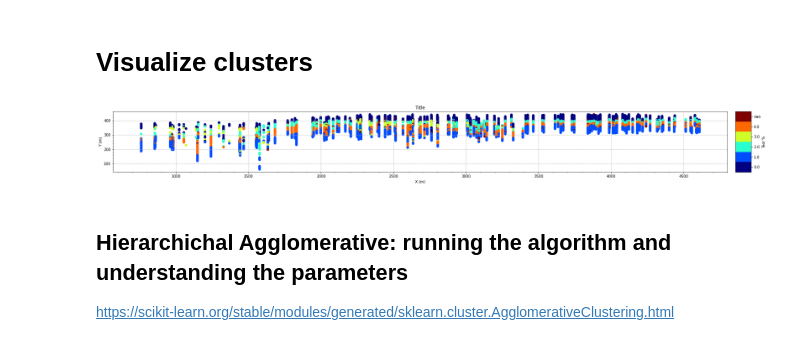
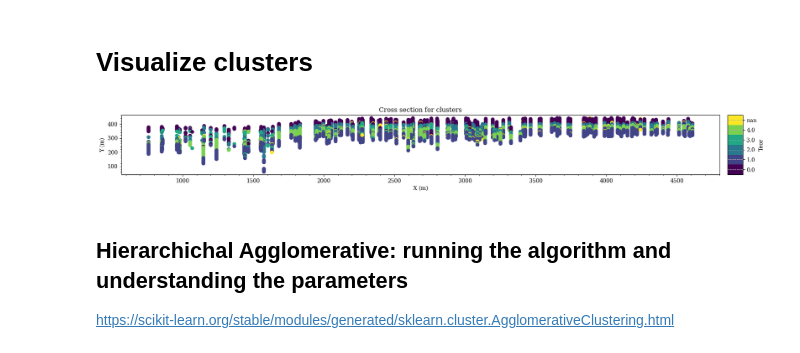
Before and after one commit to gv-americas/ml_course_americas, a Jupyter notebook: P3_Clustering.ipynb, the cells around one changed output. Drawn from its saved outputs; the diff is of its cells as text; code cells hidden in the pictures.

Commit message:
Updated plotting style

```diff
--- a/P3_Clustering.ipynb
+++ b/P3_Clustering.ipynb
@@ -37,8 +44,7 @@ import plotting_gv as gv
 # %% [markdown]
 # Reading data with Pandas
 # %%
-data = pd.read_csv('/content/ml_course_americas/phosphate_assay_sampled_geomet.csv')
-
+data = pd.read_csv('phosphate_assay_sampled_geomet.csv')
 data
 # %% [output]
 |  | Name | X | Y | Z | Depth From | Depth To | Length | AL2O3 | ALT | BAO | CAO | ... |
@@ -177,23 +183,17 @@ https://scikit-learn.org/stable/modules/generated/sklearn.cluster.KMeans.html
 # %%
 from sklearn.cluster import KMeans
 
-kmeans = KMeans(
-    n_clusters= 5,
-    init='k-means++',
-    n_init=300,
-    random_state=1
-)
+kmeans = KMeans(n_clusters=5, init="k-means++", n_init=300, random_state=1)
 
 kmeans.fit(x_std)
-
-
-data.loc[data0.index, 'kmeans_5k'] = kmeans.labels_
+data.loc[data0.index, "kmeans_5k"] = kmeans.labels_
 # %% [markdown]
 # Visualize clusters
 # %%
-gv.locmap(data['X'], data['Z'], data['kmeans_5k'], cat=True, figsize=(30,10), title='Title')
+gv.locmap(data['X'], data['Z'], data['kmeans_5k'], cat=True,
+           figsize=(20,10), title='Cross section for clusters')
 # %% [output]
-[figure, old version]
+[figure, new version]
 # %% [markdown]
 ## Hierarchichal Agglomerative: running the algorithm and understanding the parameters
 
```
Also changed, not shown: parts of 13 cells of this notebook, 8 other files.
